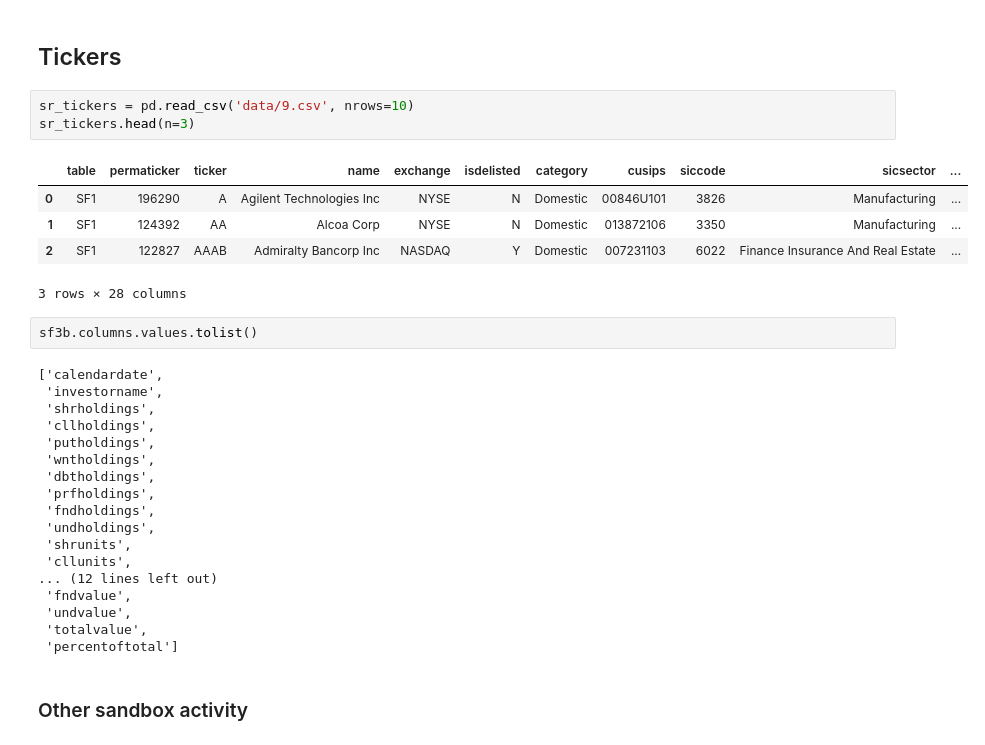
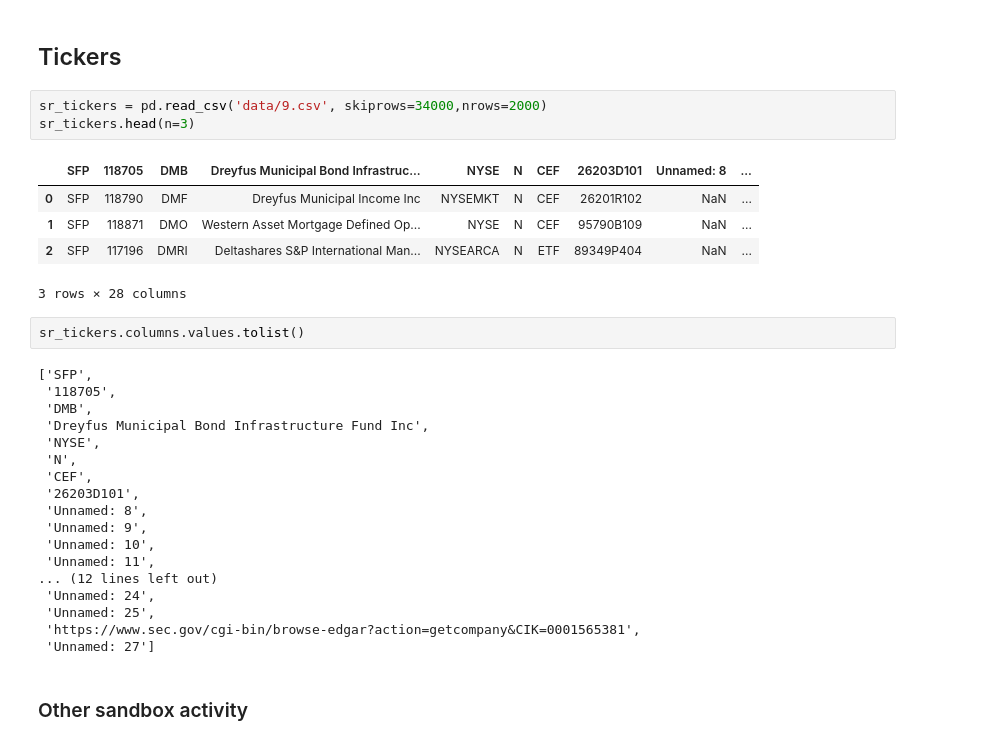
Before and after one commit to m-luck/temporary_pai, a Jupyter notebook: sandbox.ipynb, the cells around one changed output. Drawn from its saved outputs; the diff is of its cells as text.

```diff
--- a/sandbox.ipynb
+++ b/sandbox.ipynb
@@ -277,34 +279,34 @@ sf3b.columns.values.tolist()
 # %% [markdown]
 ## Tickers
 # %%
-sr_tickers = pd.read_csv('data/9.csv', nrows=10)
+sr_tickers = pd.read_csv('data/9.csv', skiprows=34000,nrows=2000)
 sr_tickers.head(n=3)
 # %% [output]
-|  | table | permaticker | ticker | name | exchange | isdelisted | category | cusips | siccode | sicsector | ... |
-| 0 | SF1 | 196290 | A | Agilent Technologies Inc | NYSE | N | Domestic | 00846U101 | 3826 | Manufacturing | ... |
-| 1 | SF1 | 124392 | AA | Alcoa Corp | NYSE | N | Domestic | 013872106 | 3350 | Manufacturing | ... |
-| 2 | SF1 | 122827 | AAAB | Admiralty Bancorp Inc | NASDAQ | Y | Domestic | 007231103 | 6022 | Finance Insurance And Real Estate | ... |
+|  | SFP | 118705 | DMB | Dreyfus Municipal Bond Infrastruc... | NYSE | N | CEF | 26203D101 | Unnamed: 8 | ... |
+| 0 | SFP | 118790 | DMF | Dreyfus Municipal Income Inc | NYSEMKT | N | CEF | 26201R102 | NaN | ... |
+| 1 | SFP | 118871 | DMO | Western Asset Mortgage Defined Op... | NYSE | N | CEF | 95790B109 | NaN | ... |
+| 2 | SFP | 117196 | DMRI | Deltashares S&P International Man... | NYSEARCA | N | ETF | 89349P404 | NaN | ... |
 3 rows × 28 columns
 # %%
-sf3b.columns.values.tolist()
+sr_tickers.columns.values.tolist()
 # %% [output]
-['calendardate',
- 'investorname',
- 'shrholdings',
- 'cllholdings',
- 'putholdings',
- 'wntholdings',
- 'dbtholdings',
- 'prfholdings',
- 'fndholdings',
- 'undholdings',
- 'shrunits',
- 'cllunits',
+['SFP',
+ '118705',
+ 'DMB',
+ 'Dreyfus Municipal Bond Infrastructure Fund Inc',
+ 'NYSE',
+ 'N',
+ 'CEF',
+ '26203D101',
+ 'Unnamed: 8',
+ 'Unnamed: 9',
+ 'Unnamed: 10',
+ 'Unnamed: 11',
 ... (12 lines left out)
- 'fndvalue',
- 'undvalue',
- 'totalvalue',
- 'percentoftotal']
+ 'Unnamed: 24',
+ 'Unnamed: 25',
+ 'https://www.sec.gov/cgi-bin/browse-edgar?action=getcompany&CIK=0001565381',
+ 'Unnamed: 27']
 # %% [markdown]
 ### Other sandbox activity
 # %%
```
Also changed, not shown: parts of 1 cell of this notebook.
